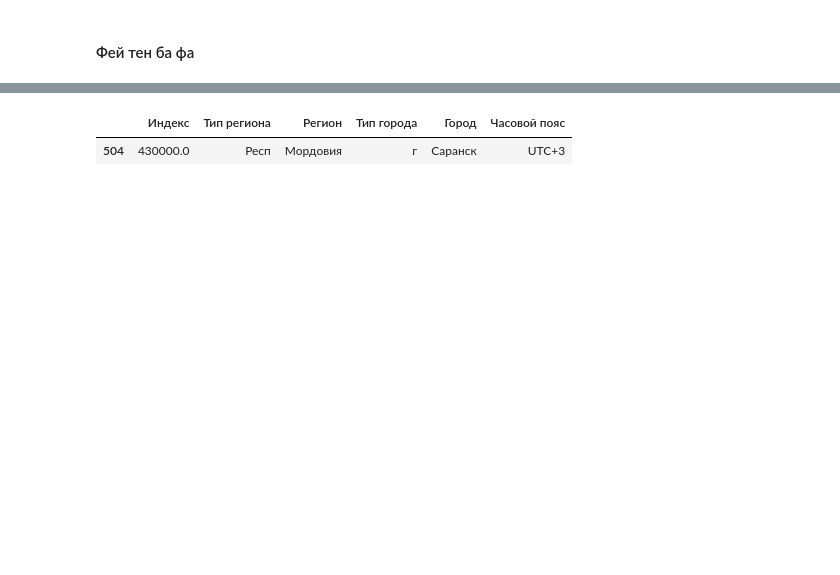
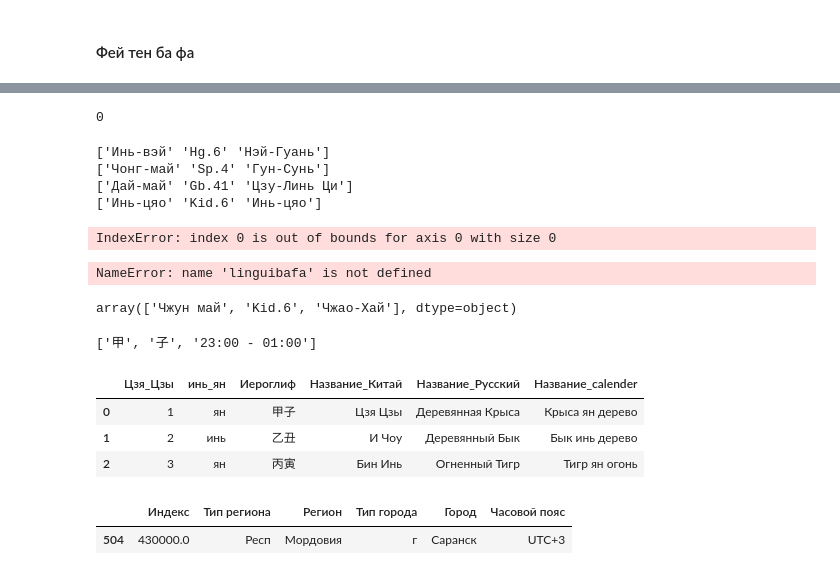
Before and after one commit to Sonnenbergenfluganschluss/BaZi, a Jupyter notebook: app.ipynb, the cells around one changed output, grey strips where cells are left out. Cells and saved outputs as stored; diff of their text form; code cells hidden in the pictures; blank space fills up the shorter version.

```diff
--- a/app.ipynb
+++ b/app.ipynb
@@ -311,3 +378,64 @@ print("Текущий час:", current_hour)
+# %%
+i=4
+summ = sky_hands[sky_hands['Иероглиф']==day_iero[0]]['i_day'].values[0] + \
+            sky_hands[sky_hands['Иероглиф']==feitenbafa_day.iloc[i, 0]]['i_hour'].values[0] + \
+            earth_legs[earth_legs['Иероглиф']==day_iero[1]]['j_day'].values[0] + \
+            earth_legs[earth_legs['Иероглиф']==feitenbafa_day.iloc[i, 1]]['j_hour'].values[0]
+
+if cicle[cicle['Иероглиф']==day_iero]['инь_ян'].values[0] == 'ян':
+    res = summ%9
+else:
+    res = summ%6
+res
+# linguibafa_lst = list(feitenbafa_day.iloc[i,:3].values)
+# print(for_lin_gui_ba_fa[for_lin_gui_ba_fa['res']==res].values[0][1:])
+# linguibafa.append(linguibafa_lst)
+# %% [output]
+0
+# %%
+linguibafa = []
+for i in feitenbafa_day.index:
+    summ = sky_hands[sky_hands['Иероглиф']==day_iero[0]]['i_day'].values[0] + \
+                sky_hands[sky_hands['Иероглиф']==feitenbafa_day.iloc[i, 0]]['i_hour'].values[0] + \
+                earth_legs[earth_legs['Иероглиф']==day_iero[1]]['j_day'].values[0] + \
+                earth_legs[earth_legs['Иероглиф']==feitenbafa_day.iloc[i, 1]]['j_hour'].values[0]
+
+    if cicle[cicle['Иероглиф']==day_iero]['инь_ян'].values[0] == 'ян':
+        res = summ%9
+    else:
+        res = summ%6
+
+    linguibafa_lst = list(feitenbafa_day.iloc[i,:3].values)
+    print(for_lin_gui_ba_fa[for_lin_gui_ba_fa['res']==res].values[0][1:])
+    linguibafa.append(linguibafa_lst)
+# %% [output]
+['Инь-вэй' 'Hg.6' 'Нэй-Гуань']
+['Чонг-май' 'Sp.4' 'Гун-Сунь']
+['Дай-май' 'Gb.41' 'Цзу-Линь Ци']
+['Инь-цяо' 'Kid.6' 'Инь-цяо']
+IndexError: index 0 is out of bounds for axis 0 with size 0
+# %%
+df = pd.DataFrame(
+    data=linguibafa,
+    columns=[feitenbafa_day.columns[:3], "Канал", "Точка", "Название_точки"]
+)
+# %% [output]
+NameError: name 'linguibafa' is not defined
+# %%
+for_lin_gui_ba_fa[for_lin_gui_ba_fa['res']==res].values[0][1:]
+# %% [output]
+array(['Чжун май', 'Kid.6', 'Чжао-Хай'], dtype=object)
+# %%
+list(feitenbafa_day.iloc[0,:3].values)
+# %% [output]
+['甲', '子', '23:00 - 01:00']
+# %%
+cicle[:3]
+# %% [output]
+|  | Цзя_Цзы | инь_ян | Иероглиф | Название_Китай | Название_Русский | Название_calender |
+| 0 | 1 | ян | 甲子 | Цзя Цзы | Деревянная Крыса | Крыса ян дерево |
+| 1 | 2 | инь | 乙丑 | И Чоу | Деревянный Бык | Бык инь дерево |
+| 2 | 3 | ян | 丙寅 | Бин Инь | Огненный Тигр | Тигр ян огонь |
 # %%
 cities = pd.read_csv("data/cities.csv")
 
```
Also changed, not shown: parts of 15 cells of this notebook, 6 other files.
